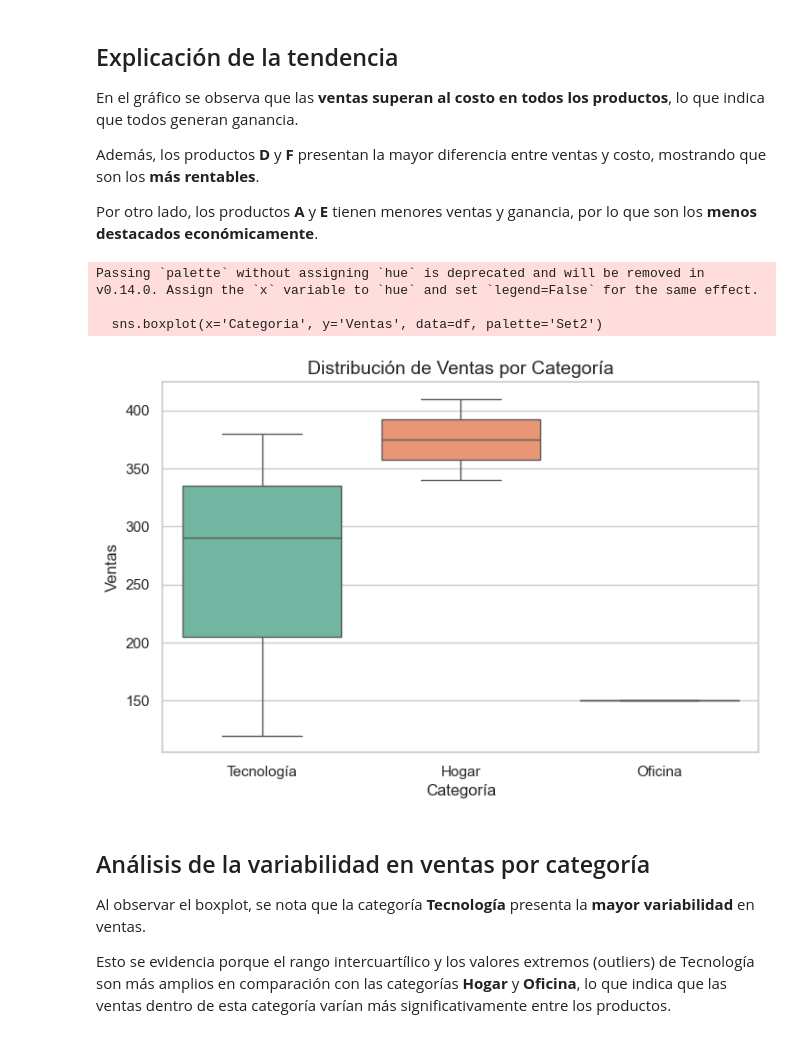
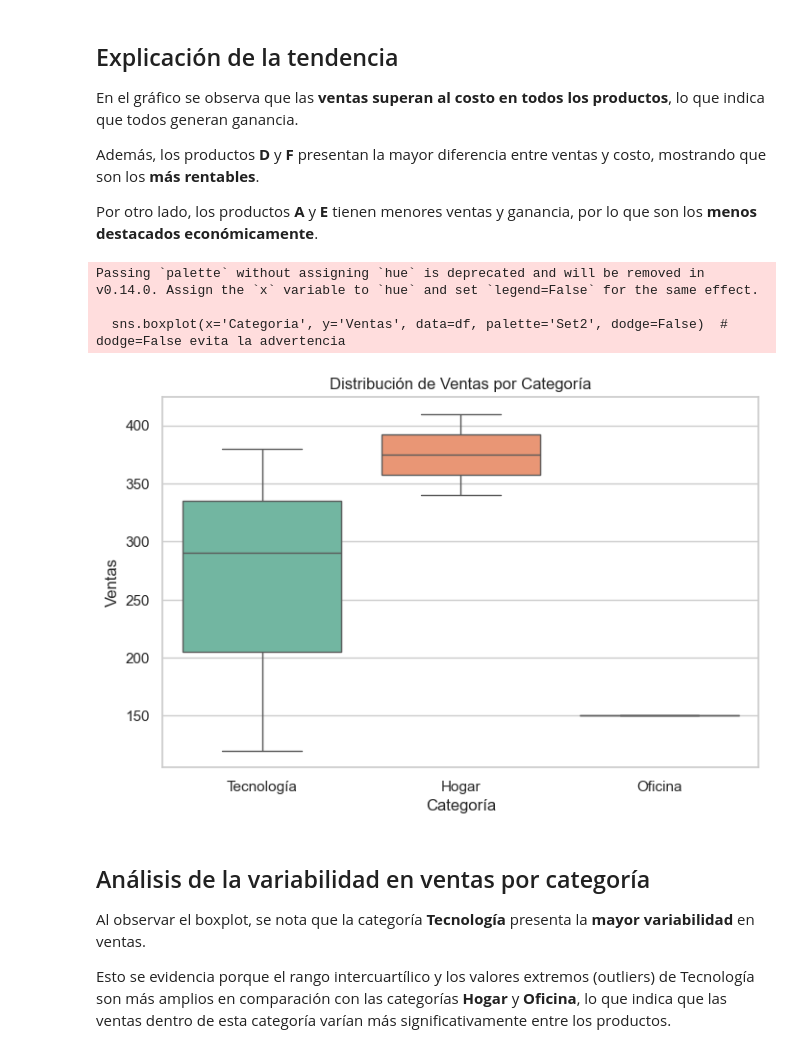
Before and after one commit to BPinzon13/Entregables_2, a Jupyter notebook: analisis_venta.ipynb, the cells around one changed output. Drawn from its saved outputs; the diff is of its cells as text; code cells hidden in the pictures.

```diff
--- a/analisis_venta.ipynb
+++ b/analisis_venta.ipynb
@@ -98,13 +98,11 @@ resumen_mes
 - **`sum()`**: Suma todos los valores de una columna o grupo.
 - **`mean()`**: Calcula el valor promedio (suma de los valores dividido entre la cantidad de elementos).
 # %%
-sns.set(style="whitegrid")
 plt.figure(figsize=(8,5))
-grafico = sns.barplot(x='Producto', y='Ventas', data=df, palette='Blues_d')
-plt.title('Ventas por Producto', fontsize=14)
-plt.xlabel('Producto', fontsize=12)
-plt.ylabel('Ventas', fontsize=12)
-plt.xticks(rotation=90)
+grafico = sns.barplot(x='Producto', y='Ventas', data=df, palette='Blues_d', dodge=False)  # dodge=False evita advertencia si no hay hue
+plt.title('Ventas por Producto')
+plt.xlabel('Producto')
+plt.ylabel('Ventas')
 plt.show()
 # %% [output]
 Passing `palette` without assigning `hue` is deprecated and will be removed in v0.14.0. Assign the `x` variable to `hue` and set `legend=False` for the same effect.
@@ -137,20 +135,18 @@ Por otro lado, los productos **A** y **E** tienen menores ventas y ganancia, por
 # %%
 import seaborn as sns
 import matplotlib.pyplot as plt
 
 plt.figure(figsize=(8,5))
-sns.boxplot(x='Categoria', y='Ventas', data=df, palette='Set2')
-
-plt.title('Distribución de Ventas por Categoría', fontsize=14)
-plt.xlabel('Categoría', fontsize=12)
-plt.ylabel('Ventas', fontsize=12)
-
+sns.boxplot(x='Categoria', y='Ventas', data=df, palette='Set2', dodge=False)  # dodge=False evita la advertencia
+plt.title('Distribución de Ventas por Categoría')
+plt.xlabel('Categoría')
+plt.ylabel('Ventas')
 plt.show()
 # %% [output]
 Passing `palette` without assigning `hue` is deprecated and will be removed in v0.14.0. Assign the `x` variable to `hue` and set `legend=False` for the same effect.
 
-  sns.boxplot(x='Categoria', y='Ventas', data=df, palette='Set2')
+  sns.boxplot(x='Categoria', y='Ventas', data=df, palette='Set2', dodge=False)  # dodge=False evita la advertencia
-[figure, old version]
+[figure, new version]
 # %% [markdown]
 ## Análisis de la variabilidad en ventas por categoría
 
```
Also changed, not shown: parts of 1 cell of this notebook.
